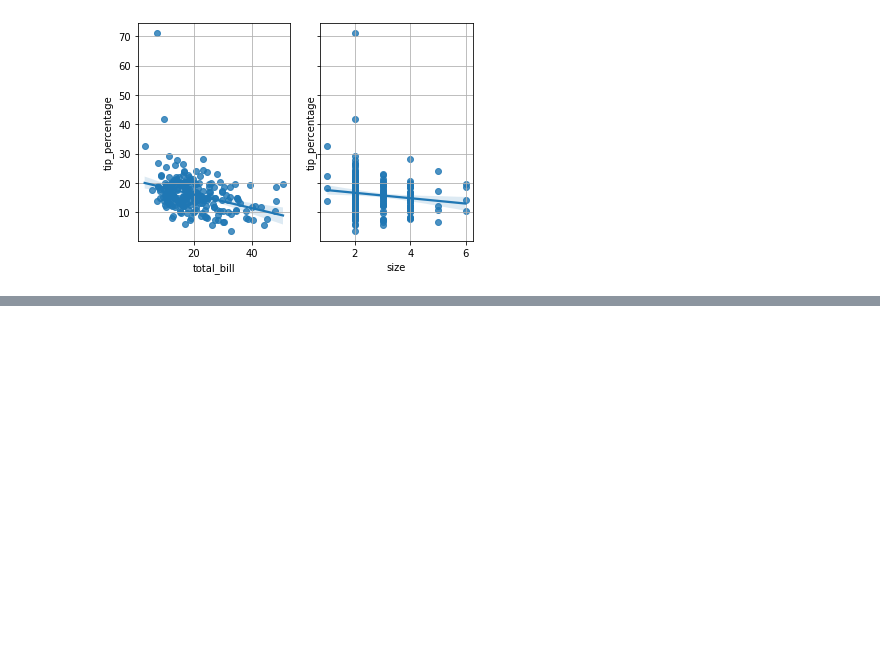
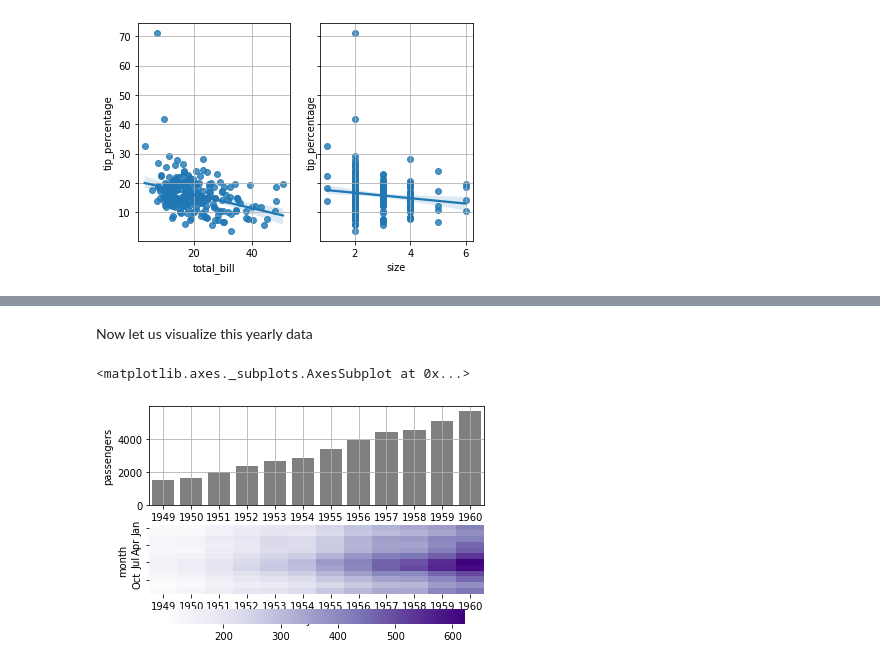
Before and after one commit to albinjohn366/DataScience_Tutorials, a Jupyter notebook: DataVisualization.ipynb, the cells around one changed output, grey strips where cells are left out. Saved outputs shown, nothing was run; the diff lists cells and outputs as text; code cells hidden in the pictures; blank space fills up the shorter version.

```diff
--- a/DataVisualization.ipynb
+++ b/DataVisualization.ipynb
@@ -243,0 +289,7 @@ axis[1].grid()
+# %%
+yearly_flights = flight_details.sum()
+
+yearly_data = pd.DataFrame()
+yearly_data['years'] = yearly_flights.index.values
+yearly_data['passengers'] = yearly_flights.values
+yearly_data.head()
@@ -243,0 +303,11 @@ axis[1].grid()
+# %% [markdown]
+Now let us visualize this yearly data
+# %%
+fig, axis = plt.subplots(2, 1)
+
+sns.barplot(x='years', y='passengers', data=yearly_data, ax=axis[0], color='grey')
+axis[0].grid()
+sns.heatmap(flight_details, cmap='Purples', ax=axis[1], cbar_kws={'orientation': 'horizontal'})
+# %% [output]
+<matplotlib.axes._subplots.AxesSubplot at 0x...>
+[figure, added]
```
Also changed, not shown: parts of 28 cells of this notebook.
